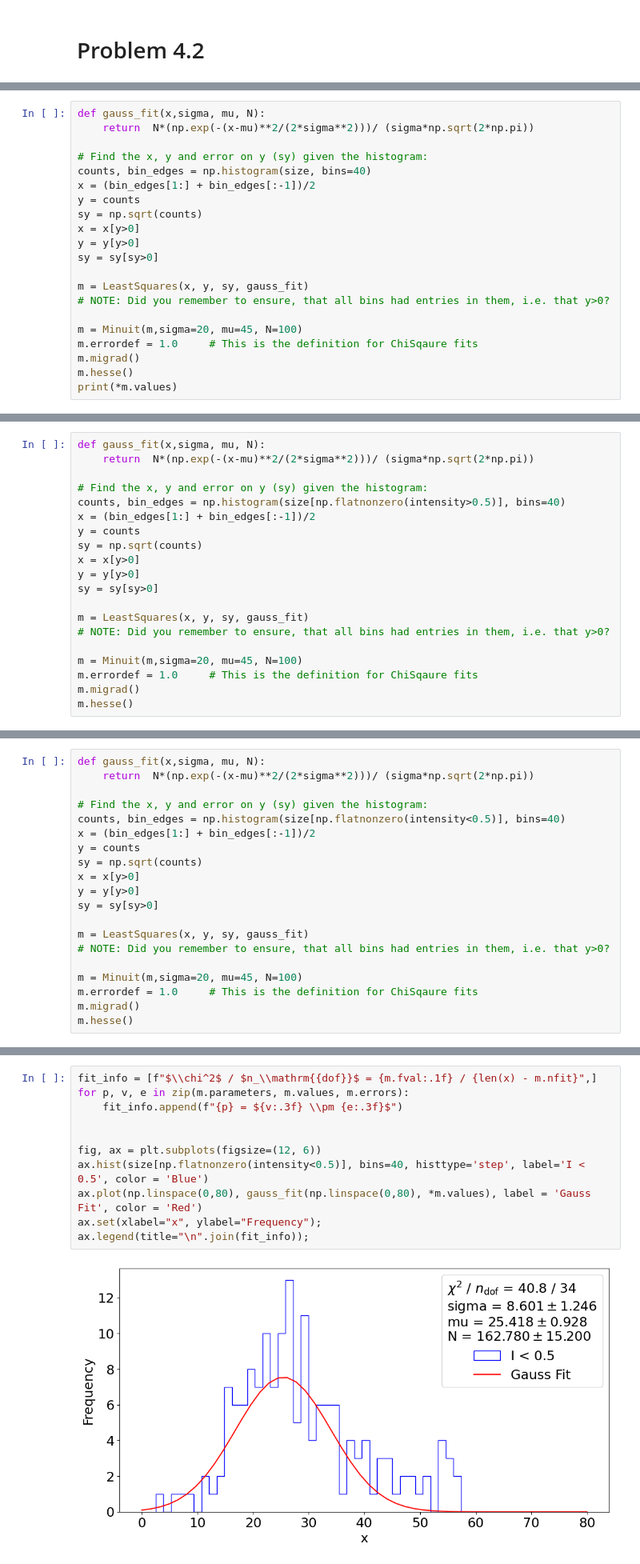
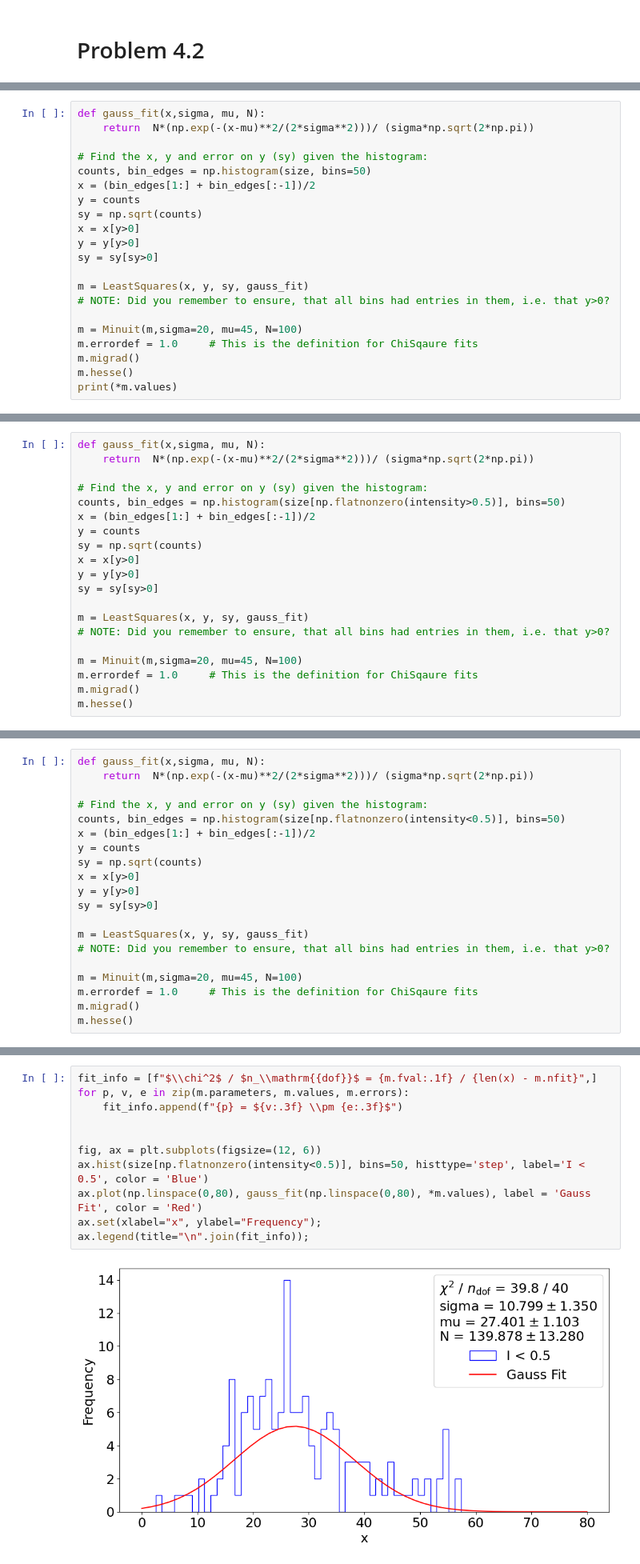
Before and after one commit to akjoelhede/Appstatgang_tornado, a Jupyter notebook: Anders_problemset/problem_set_anders.ipynb, the cells around one changed output, grey strips where cells are left out. Shown at 80% size. Saved outputs shown, nothing was run; the diff lists cells and outputs as text.

```diff
--- a/Anders_problemset/problem_set_anders.ipynb
+++ b/Anders_problemset/problem_set_anders.ipynb
@@ -342,7 +342,7 @@ def gauss_fit(x,sigma, mu, N):
     return  N*(np.exp(-(x-mu)**2/(2*sigma**2)))/ (sigma*np.sqrt(2*np.pi))
 
 # Find the x, y and error on y (sy) given the histogram:
-counts, bin_edges = np.histogram(size, bins=40)
+counts, bin_edges = np.histogram(size, bins=50)
 x = (bin_edges[1:] + bin_edges[:-1])/2
 y = counts
 sy = np.sqrt(counts)
@@ -391,7 +391,7 @@ def gauss_fit(x,sigma, mu, N):
     return  N*(np.exp(-(x-mu)**2/(2*sigma**2)))/ (sigma*np.sqrt(2*np.pi))
 
 # Find the x, y and error on y (sy) given the histogram:
-counts, bin_edges = np.histogram(size[np.flatnonzero(intensity>0.5)], bins=40)
+counts, bin_edges = np.histogram(size[np.flatnonzero(intensity>0.5)], bins=50)
 x = (bin_edges[1:] + bin_edges[:-1])/2
 y = counts
 sy = np.sqrt(counts)
@@ -452,7 +452,7 @@ def gauss_fit(x,sigma, mu, N):
     return  N*(np.exp(-(x-mu)**2/(2*sigma**2)))/ (sigma*np.sqrt(2*np.pi))
 
 # Find the x, y and error on y (sy) given the histogram:
-counts, bin_edges = np.histogram(size[np.flatnonzero(intensity<0.5)], bins=40)
+counts, bin_edges = np.histogram(size[np.flatnonzero(intensity<0.5)], bins=50)
 x = (bin_edges[1:] + bin_edges[:-1])/2
 y = counts
 sy = np.sqrt(counts)
@@ -485,16 +485,16 @@ m.hesse()
 # %%
 fit_info = [f"$\\chi^2$ / $n_\\mathrm{{dof}}$ = {m.fval:.1f} / {len(x) - m.nfit}",]
 for p, v, e in zip(m.parameters, m.values, m.errors):
 	fit_info.append(f"{p} = ${v:.3f} \\pm {e:.3f}$")
 
 
 fig, ax = plt.subplots(figsize=(12, 6))
-ax.hist(size[np.flatnonzero(intensity<0.5)], bins=40, histtype='step', label='I < 0.5', color = 'Blue')
+ax.hist(size[np.flatnonzero(intensity<0.5)], bins=50, histtype='step', label='I < 0.5', color = 'Blue')
 ax.plot(np.linspace(0,80), gauss_fit(np.linspace(0,80), *m.values), label = 'Gauss Fit', color = 'Red')
 ax.set(xlabel="x", ylabel="Frequency");
 ax.legend(title="\n".join(fit_info));
 # %% [output]
-[figure, old version]
+[figure, new version]
 # %%
 def chi2_owncalc(x,mu, sigma, N):
 	y_fit = gauss_fit(x,mu, sigma, N)
```
Also changed, not shown: parts of 17 cells of this notebook.
